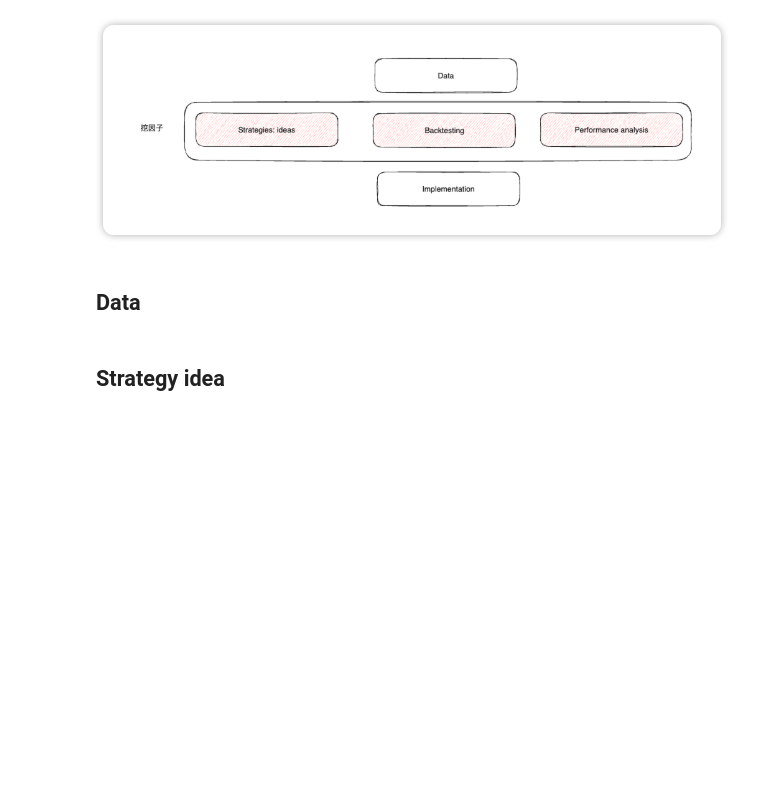
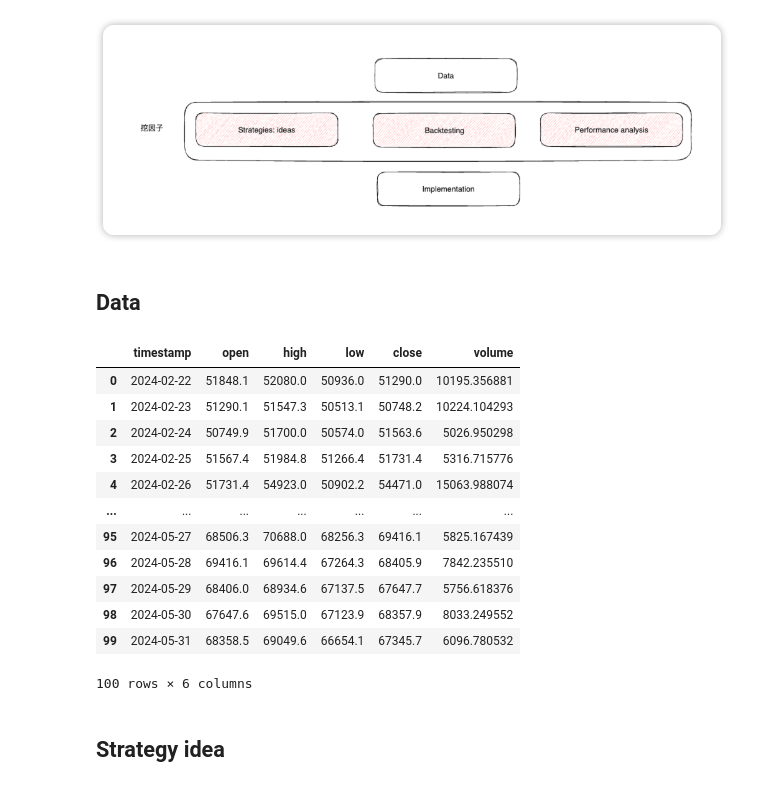
Before and after one commit to Esther-Yang9/Quant_Projects, a Jupyter notebook: Tutorial 4/backtesting framework.ipynb, the cells around one changed output. Saved outputs shown, nothing was run; the diff lists cells and outputs as text; code cells hidden in the pictures; blank space fills up the shorter version.

```diff
--- a/Tutorial 4/backtesting framework.ipynb
+++ b/Tutorial 4/backtesting framework.ipynb
@@ -19,6 +19,22 @@ exchange.verbose = False
 ohlcv = exchange.fetch_ohlcv('BTC/USDT', '1d')
 ori_df = pd.DataFrame(ohlcv, columns=['timestamp', 'open', 'high', 'low', 'close', 'volume'])
 ori_df['timestamp'] = pd.to_datetime(ori_df['timestamp'], unit='ms')
+# %%
+ori_df
+# %% [output]
+|  | timestamp | open | high | low | close | volume |
+| 0 | 2024-02-22 | 51848.1 | 52080.0 | 50936.0 | 51290.0 | 10195.356881 |
+| 1 | 2024-02-23 | 51290.1 | 51547.3 | 50513.1 | 50748.2 | 10224.104293 |
+| 2 | 2024-02-24 | 50749.9 | 51700.0 | 50574.0 | 51563.6 | 5026.950298 |
+| 3 | 2024-02-25 | 51567.4 | 51984.8 | 51266.4 | 51731.4 | 5316.715776 |
+| 4 | 2024-02-26 | 51731.4 | 54923.0 | 50902.2 | 54471.0 | 15063.988074 |
+| ... | ... | ... | ... | ... | ... | ... |
+| 95 | 2024-05-27 | 68506.3 | 70688.0 | 68256.3 | 69416.1 | 5825.167439 |
+| 96 | 2024-05-28 | 69416.1 | 69614.4 | 67264.3 | 68405.9 | 7842.235510 |
+| 97 | 2024-05-29 | 68406.0 | 68934.6 | 67137.5 | 67647.7 | 5756.618376 |
+| 98 | 2024-05-30 | 67647.6 | 69515.0 | 67123.9 | 68357.9 | 8033.249552 |
+| 99 | 2024-05-31 | 68358.5 | 69049.6 | 66654.1 | 67345.7 | 6096.780532 |
+100 rows × 6 columns
 # %% [markdown]
 ## Strategy idea
 # %% [markdown]
```
Also changed, not shown: parts of 7 cells of this notebook.
